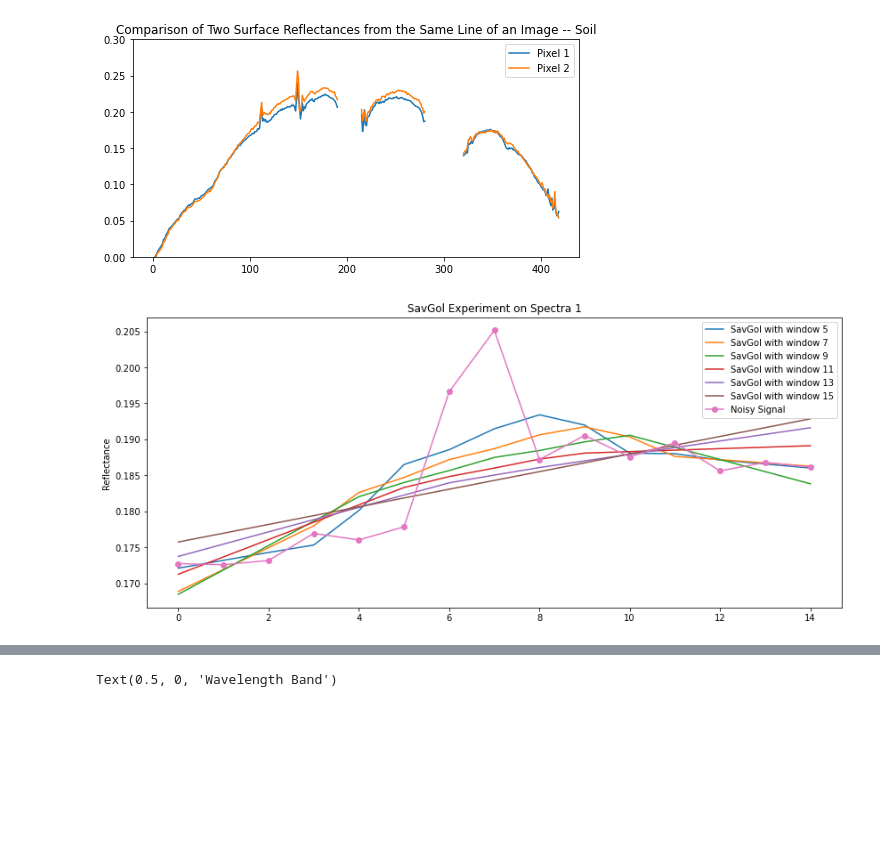
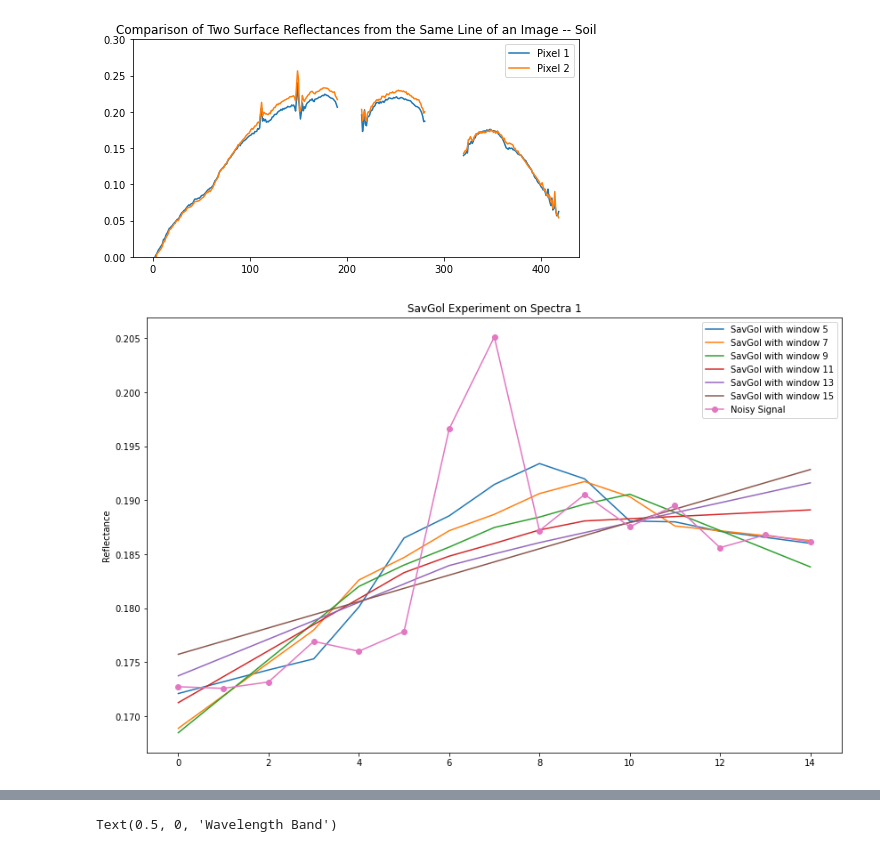
Before and after one commit to varunpatro1/OE-Reproducibility, a Jupyter notebook: Visualization_Kurnool.ipynb, the cells around one changed output, grey strips where cells are left out. Drawn from its saved outputs; the diff is of its cells as text; code cells hidden in the pictures; blank space fills up the shorter version.

```diff
--- a/Visualization_Kurnool.ipynb
+++ b/Visualization_Kurnool.ipynb
@@ -161,20 +161,20 @@ Text(0.5, 1.0, 'Comparison of Two Surface Reflectances from the Same Line of an
 [figure]
 # %%
 # Savitsky-Golay Experiment on Spectra 1
-plt.figure(figsize = (14,6))
+plt.figure(figsize = (14,9))
 shortened_array = spectra_1[105:120].copy() # deepcopy so no reference issues any longer
 #print('spectra_1', spectra_1[105:120])
 for i in range(5,17,2):
     y_filtered = savgol_filter(shortened_array,i,1)
     plt.plot(y_filtered, label = 'SavGol with window ' + str(i))
 plt.plot(shortened_array, label = 'Noisy Signal', marker = 'o')
 plt.legend()
 plt.ylabel('Reflectance')
 plt.title('SavGol Experiment on Spectra 1')
 
 best_fit_1 = savgol_filter(shortened_array,11,1)
 #print('savgol', best_fit); print('spectra_1', spectra_1[105:120])
 # %% [output]
-[figure, old version]
+[figure, new version]
 # %%
 # Savitsky-Golay Experiment on Spectra 2
```
Also changed, not shown: parts of 6 cells of this notebook, 1 other file.
